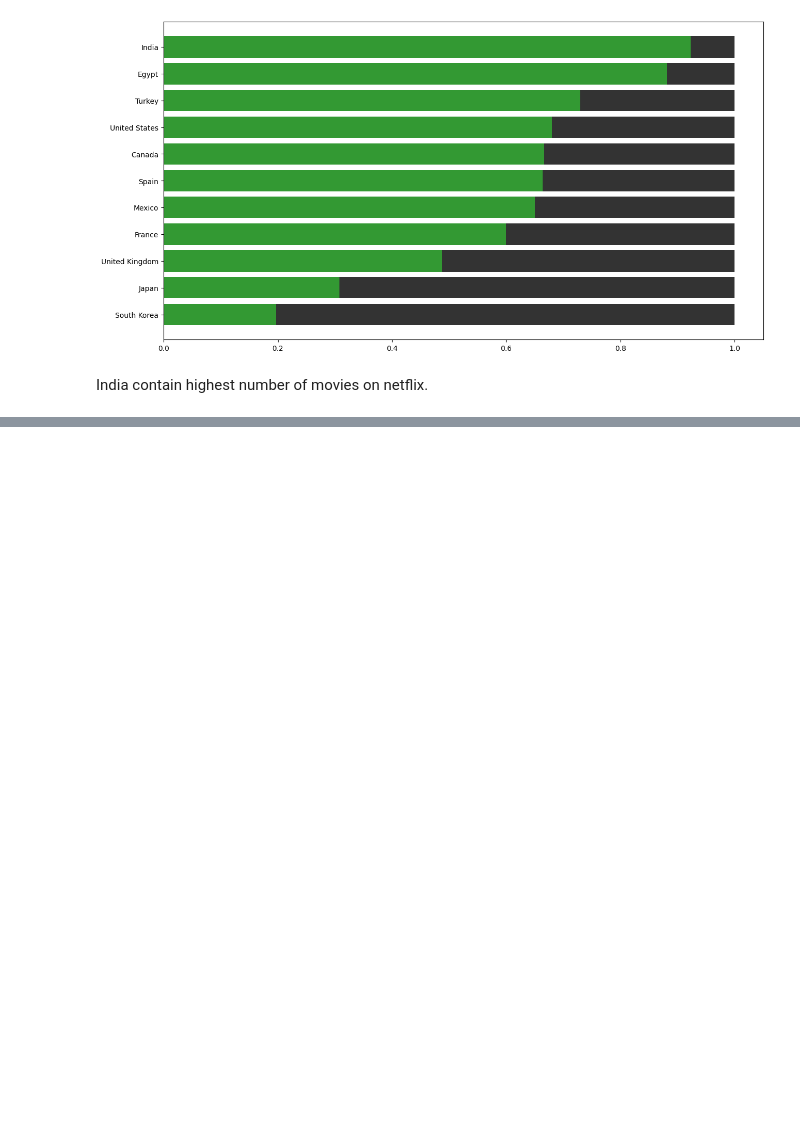
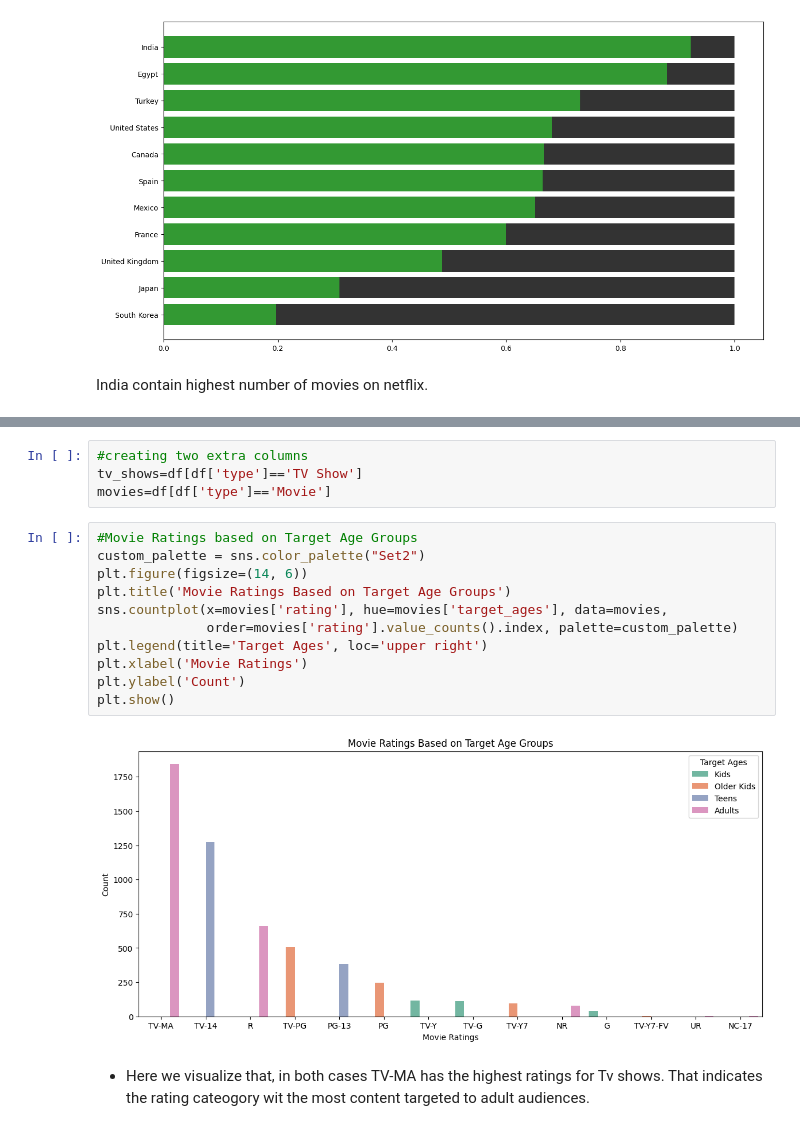
Before and after one commit to Kumarisimran626/Netfilx-Movies-TV-shows-clustering, a Jupyter notebook: S_K_Netfilx_Movies_&_TV_shows_clustering.ipynb, the cells around one changed output, grey strips where cells are left out. Saved outputs shown, nothing was run; the diff lists cells and outputs as text; blank space fills up the shorter version.

```diff
--- a/S_K_Netfilx_Movies_&_TV_shows_clustering.ipynb
+++ b/S_K_Netfilx_Movies_&_TV_shows_clustering.ipynb
@@ -455,0 +544,19 @@ ax.barh(content_data_ratio.index, content_data_ratio['TV Show'], left=content_da
+# %%
+#creating two extra columns
+tv_shows=df[df['type']=='TV Show']
+movies=df[df['type']=='Movie']
+# %%
+#Movie Ratings based on Target Age Groups
+custom_palette = sns.color_palette("Set2")
+plt.figure(figsize=(14, 6))
+plt.title('Movie Ratings Based on Target Age Groups')
+sns.countplot(x=movies['rating'], hue=movies['target_ages'], data=movies,
+              order=movies['rating'].value_counts().index, palette=custom_palette)
+plt.legend(title='Target Ages', loc='upper right')
+plt.xlabel('Movie Ratings')
+plt.ylabel('Count')
+plt.show()
+# %% [output]
+[figure, added]
+# %% [markdown]
+- Here we visualize that, in both cases TV-MA has the highest ratings for Tv shows. That indicates the rating cateogory wit the most content targeted to adult audiences.
```
Also changed, not shown: parts of 6 cells of this notebook.
